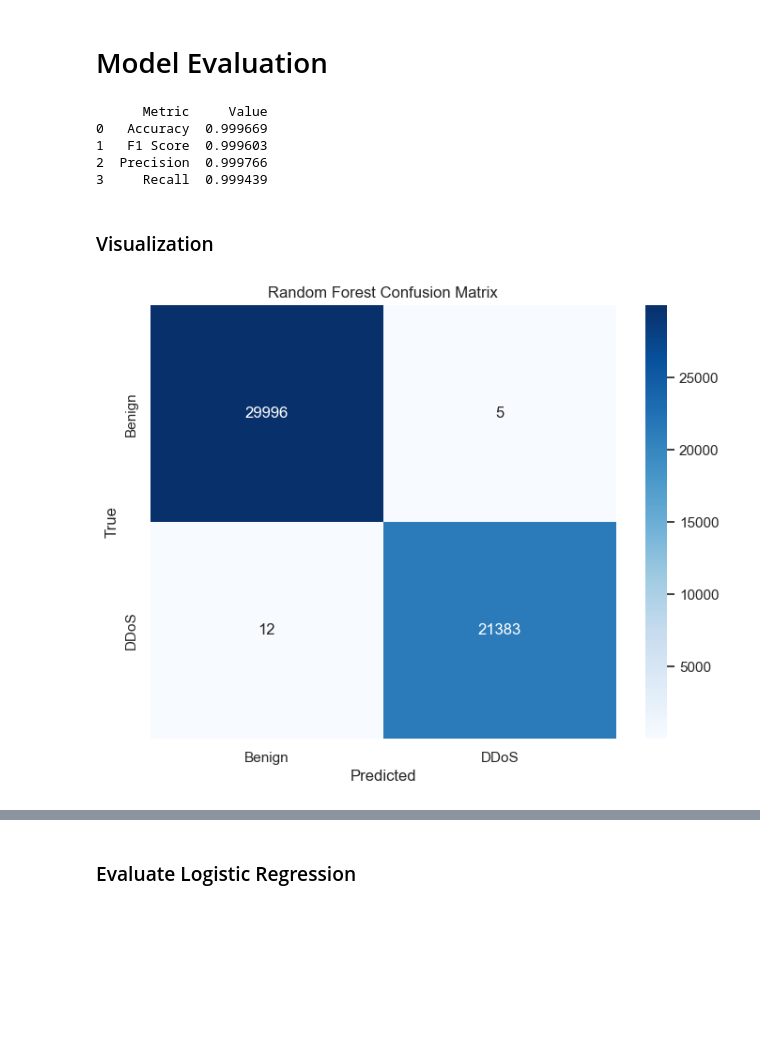
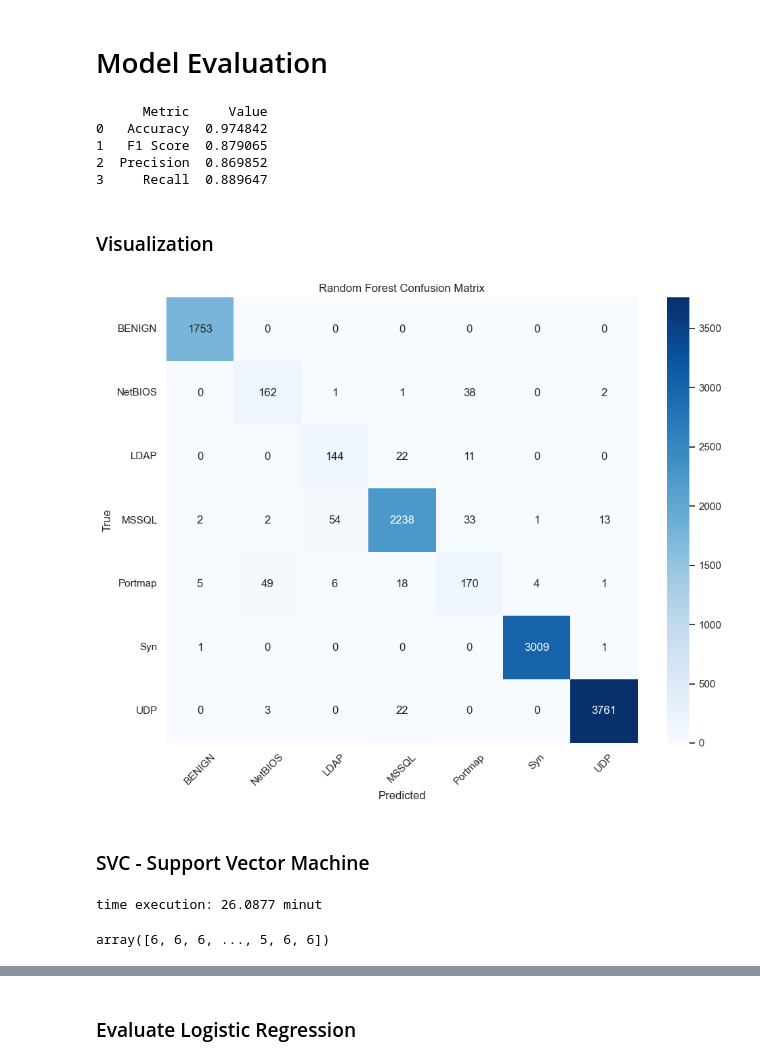
Before and after one commit to DragoBJJ/DDoS-attacks-classification, a Jupyter notebook: DDoSAttacksClassification.ipynb, the cells around one changed output, grey strips where cells are left out. Cells and saved outputs as stored; diff of their text form; code cells hidden in the pictures; blank space fills up the shorter version.

Commit message:
Added models, Added models Evaluations

```diff
--- a/DDoSAttacksClassification.ipynb
+++ b/DDoSAttacksClassification.ipynb
@@ -326,7 +326,0 @@ to over-optimistic estimates of classification performance during testing.
-# %%
-print(processed_dataset.duplicated().sum(), "fully duplicate rows to remove")
-
-processed_dataset.drop_duplicates(inplace=True)
-processed_dataset.reset_index(drop=True, inplace=True)
-
-print(processed_dataset.shape)
@@ -400,7 +391,16 @@ Percentage distribution of data: LDAP: 0.34%
 # %%
-## Convert Label to numerical values - Benign in the context of personal data means “non-malignant"
 def map_label(df):
-    df['Label'] = df['Label'].apply(lambda x: 0 if x == "BENIGN" else 1)
+    # Mapping labels to numerical values
+    label_mapping = {
+        "BENIGN": 0,
+        "NetBIOS": 1,
+        "LDAP": 2,
+        "MSSQL": 3,
+        "Portmap": 4,
+        "Syn": 5,
+        "UDP": 6
+    }
+    df['Label'] = df['Label'].map(label_mapping)
     return df
 # %%
 mapped_df = map_label(processed_dataset.copy())
@@ -442,3 +434,7 @@ new_dataset = encode_object_columns(mapped_df)
+# %%
+# Make sure the labels are properly coded as categories.
+label_encoder = LabelEncoder()
+mapped_df['Label'] = label_encoder.fit_transform(mapped_df['Label'])
 # %% [markdown]
 # Data splitting into training and test
 # %%
@@ -557,11 +602,17 @@ plt.show()
 # Model Evaluation
 # %%
  ## Generate and display a detailed confusion matrix
-def plot_confusion_matrix(y_true, y_pred, classes, title):
+def plot_confusion_matrix(y_true, y_pred, classes, title='Confusion Matrix'):
     cm = confusion_matrix(y_true, y_pred)
-    plt.figure(figsize=(8, 6))
-    sns.heatmap(cm, annot=True, fmt='d', cmap='Blues', xticklabels=classes, yticklabels=classes)
+
+    plt.figure(figsize=(10, 8))
+    sns.heatmap(cm, annot=True, fmt='d', cmap='Blues',
+                 xticklabels=classes, yticklabels=classes)
+
     plt.title(title)
     plt.xlabel('Predicted')
     plt.ylabel('True')
+    plt.xticks(rotation=45)
+    plt.yticks(rotation=0)
+    plt.tight_layout()
     plt.show()
@@ -568,29 +629,36 @@ def plot_confusion_matrix(y_true, y_pred, classes, title):
 # %%
 rf_accuracy = accuracy_score(Y_test, rf_pred)
-rf_f1 = f1_score(Y_test, rf_pred)
-rf_precision = precision_score(Y_test, rf_pred)
-rf_recall = recall_score(Y_test, rf_pred)
+# rf_f1 = f1_score(Y_test, rf_pred)
+# rf_precision = precision_score(Y_test, rf_pred)
+# rf_recall = recall_score(Y_test, rf_pred)
 
-def visualizationMetrics(accuracy, f1, precision, recall):
-   metrics_data = {
-    'Metric': ['Accuracy', 'F1 Score', 'Precision', 'Recall'],
-    'Value': [accuracy, f1, precision, recall]
-    }
-
-   df_metrics = pd.DataFrame(metrics_data)
-
-   print(df_metrics)
+# Użycie 'macro' jako przykład
+rf_f1 = f1_score(Y_test, rf_pred, average='macro')
+rf_precision = precision_score(Y_test, rf_pred, average='macro')
+rf_recall = recall_score(Y_test, rf_pred, average='macro')
 
 visualizationMetrics(rf_accuracy, rf_f1, rf_precision, rf_recall)
 # %% [output]
       Metric     Value
-0   Accuracy  0.999669
-1   F1 Score  0.999603
-2  Precision  0.999766
-3     Recall  0.999439
+0   Accuracy  0.974842
+1   F1 Score  0.879065
+2  Precision  0.869852
+3     Recall  0.889647
 # %% [markdown]
 ### Visualization
 # %%
-plot_confusion_matrix(Y_test, rf_pred, ['Benign', 'DDoS'], "Random Forest Confusion Matrix")
+classes = ['BENIGN', 'NetBIOS', 'LDAP', 'MSSQL', 'Portmap', 'Syn', 'UDP']
+
+plot_confusion_matrix(Y_test, rf_pred, classes, "Random Forest Confusion Matrix")
 # %% [output]
-[figure, old version]
+[figure, new version]
+# %% [markdown]
+### SVC - Support Vector Machine
+# %%
+svm_model = SVC(kernel='rbf', random_state=42)
+time_execution(svm_model.fit, X_resampled, y_resampled)
+y_pred = svm_model.predict(X_test)
+y_pred
+# %% [output]
+time execution: 26.0877 minut
+array([6, 6, 6, ..., 5, 6, 6])
```
Also changed, not shown: parts of 49 cells of this notebook.
